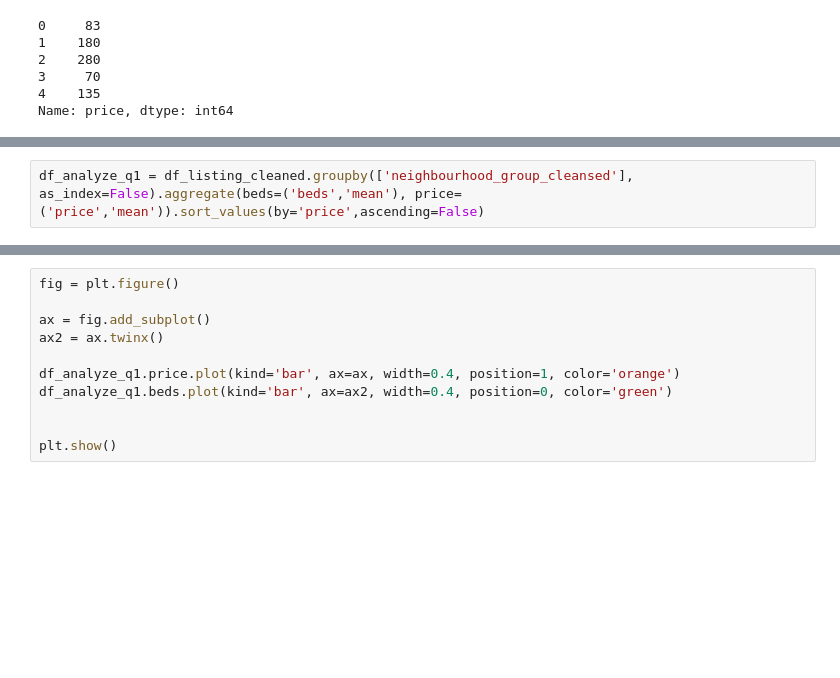
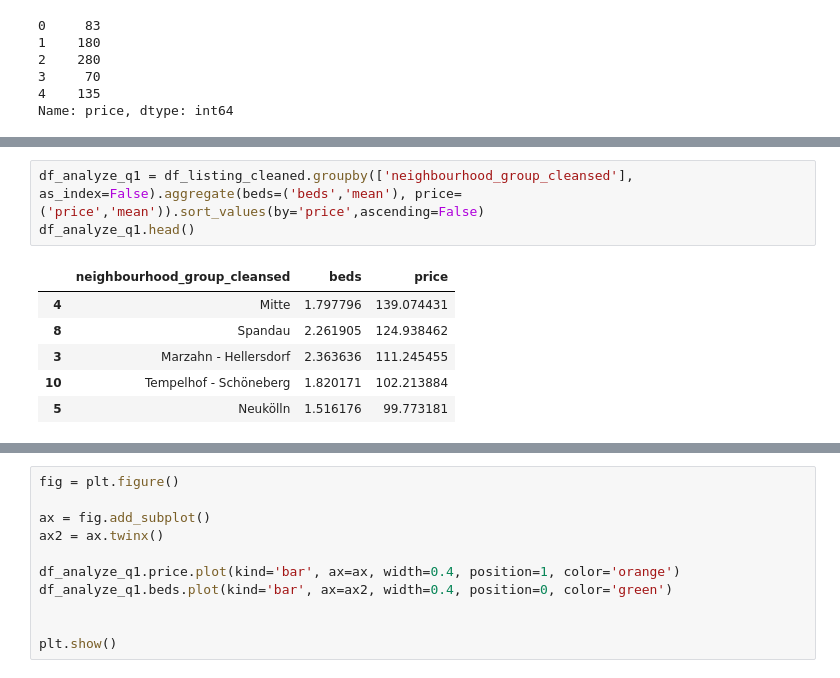
Before and after one commit to Daniel-Hutcheson/airbnb_berlin, a Jupyter notebook: main.ipynb, the cells around one changed output, grey strips where cells are left out. Drawn from its saved outputs; the diff is of its cells as text; blank space fills up the shorter version.

```diff
--- a/main.ipynb
+++ b/main.ipynb
@@ -85,2 +93,10 @@ Name: price, dtype: int64
 # %%
 df_analyze_q1 = df_listing_cleaned.groupby(['neighbourhood_group_cleansed'], as_index=False).aggregate(beds=('beds','mean'), price=('price','mean')).sort_values(by='price',ascending=False)
+df_analyze_q1.head()
+# %% [output]
+|  | neighbourhood_group_cleansed | beds | price |
+| 4 | Mitte | 1.797796 | 139.074431 |
+| 8 | Spandau | 2.261905 | 124.938462 |
+| 3 | Marzahn - Hellersdorf | 2.363636 | 111.245455 |
+| 10 | Tempelhof - Schöneberg | 1.820171 | 102.213884 |
+| 5 | Neukölln | 1.516176 | 99.773181 |
```
Also changed, not shown: parts of 15 cells of this notebook.
